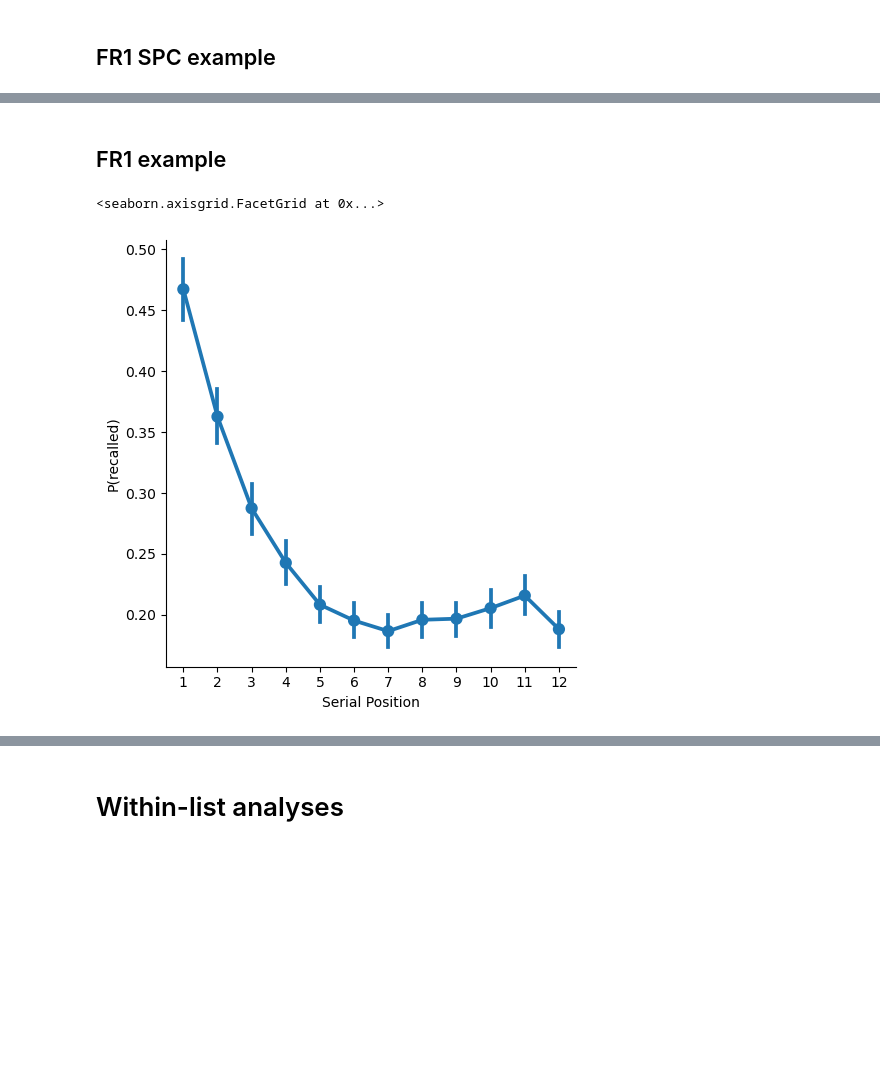
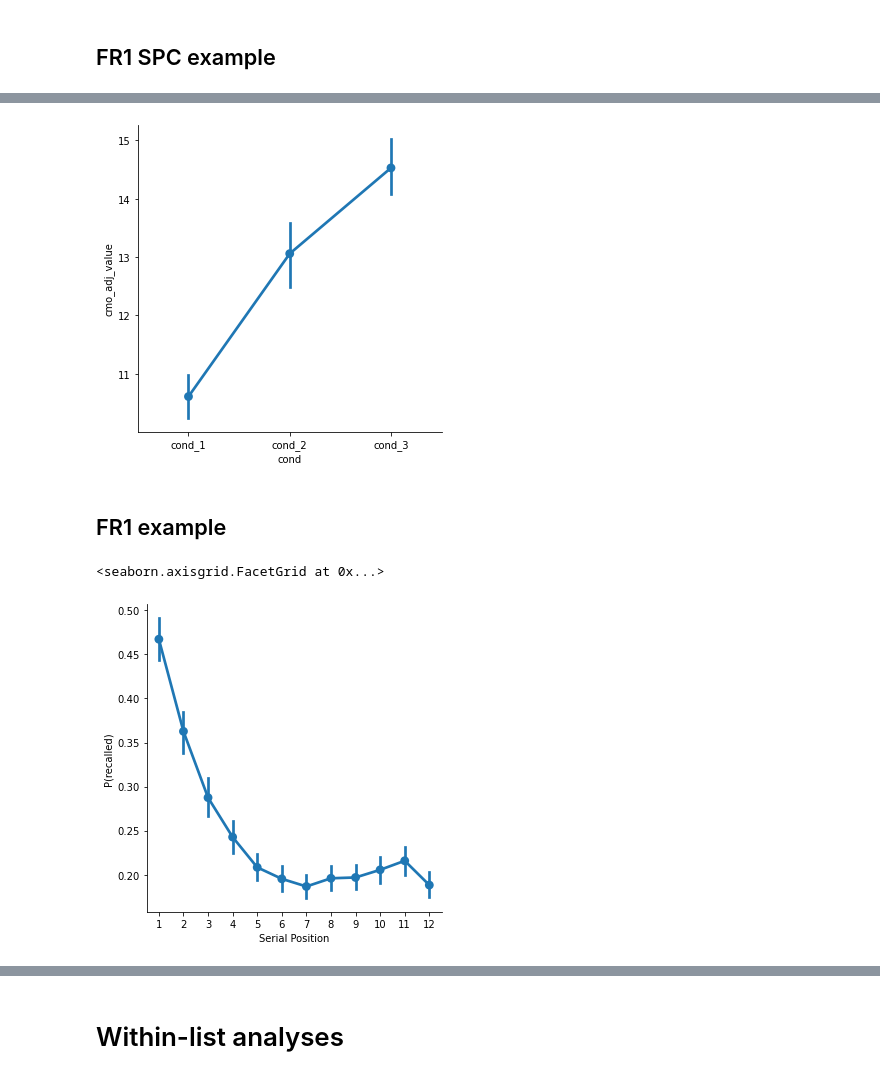
Before and after one commit to pennmem/pybeh_pd, a Jupyter notebook: loftus_masson_example.ipynb, the cells around one changed output, grey strips where cells are left out. Cells and saved outputs as stored; diff of their text form; code cells hidden in the pictures; blank space fills up the shorter version.

```diff
--- a/loftus_masson_example.ipynb
+++ b/loftus_masson_example.ipynb
@@ -293,12 +295,16 @@ g = sns.catplot(x='cond', y='adj_value', data=df_coussineau, units='sub', kind='
+# %%
+g = sns.catplot(x='cond', y='cmo_adj_value', data=df_cousineau, units='sub', kind='point')
+# %% [output]
+[figure, added]
 # %% [markdown]
 ## FR1 example
 # %%
-df_coussineau = pb.coussineau(spc_df, 'subject', 'serialpos', 'recalled')
+df_cousineau = pb.cousineau(spc_df, 'subject', 'serialpos', 'recalled')
 # %%
-g = sns.catplot(x='serialpos', y='recalled', data=df_coussineau, kind='point', units='subject')
+g = sns.catplot(x='serialpos', y='recalled', data=df_cousineau, kind='point', units='subject')
 g.set(xlabel='Serial Position', ylabel='P(recalled)')
 # %% [output]
 <seaborn.axisgrid.FacetGrid at 0x...>
-[figure, old version]
+[figure, new version]
 # %%
 #notice error bars are slightly smaller when not doing the correction (and runs faster)
```
Also changed, not shown: parts of 29 cells of this notebook, 1 other file.
